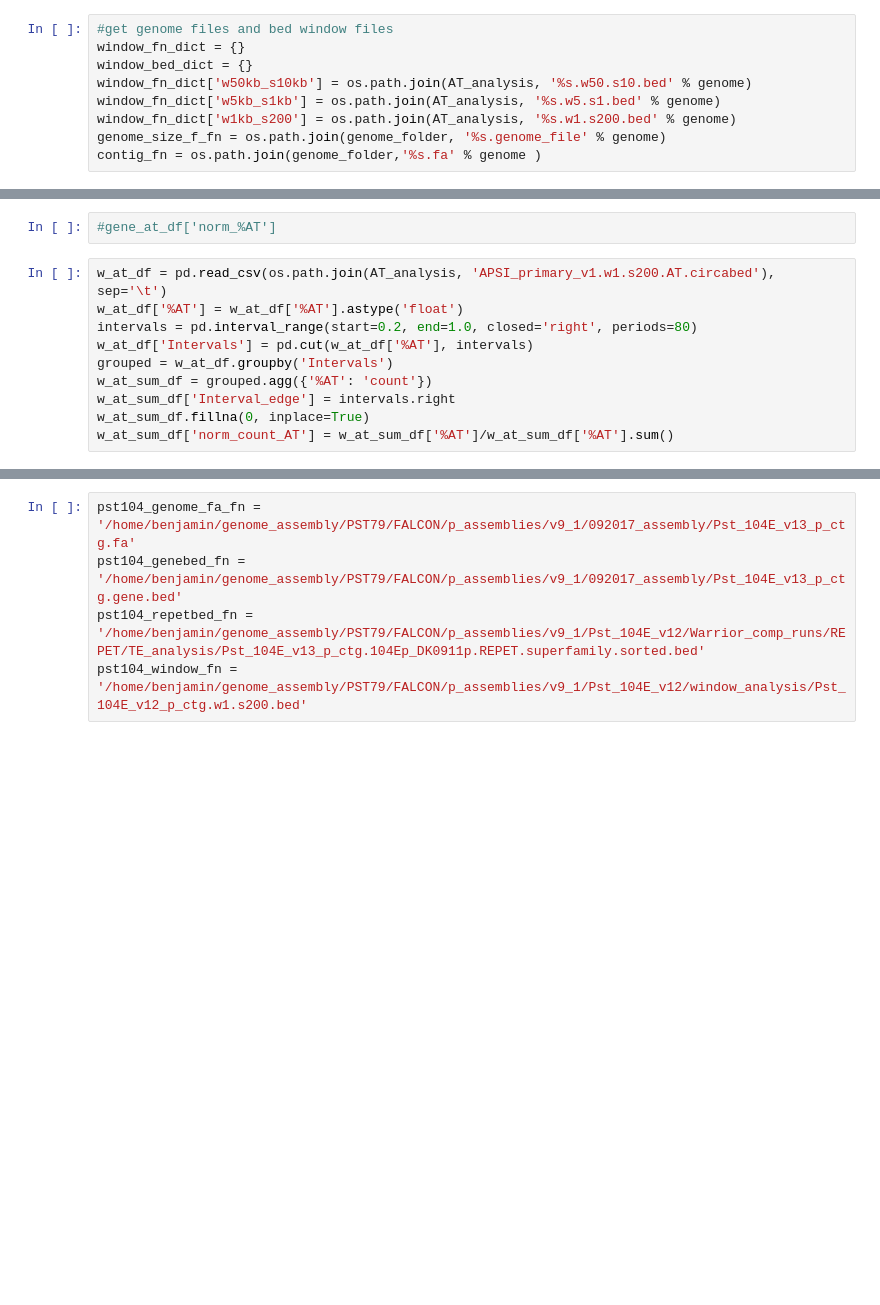
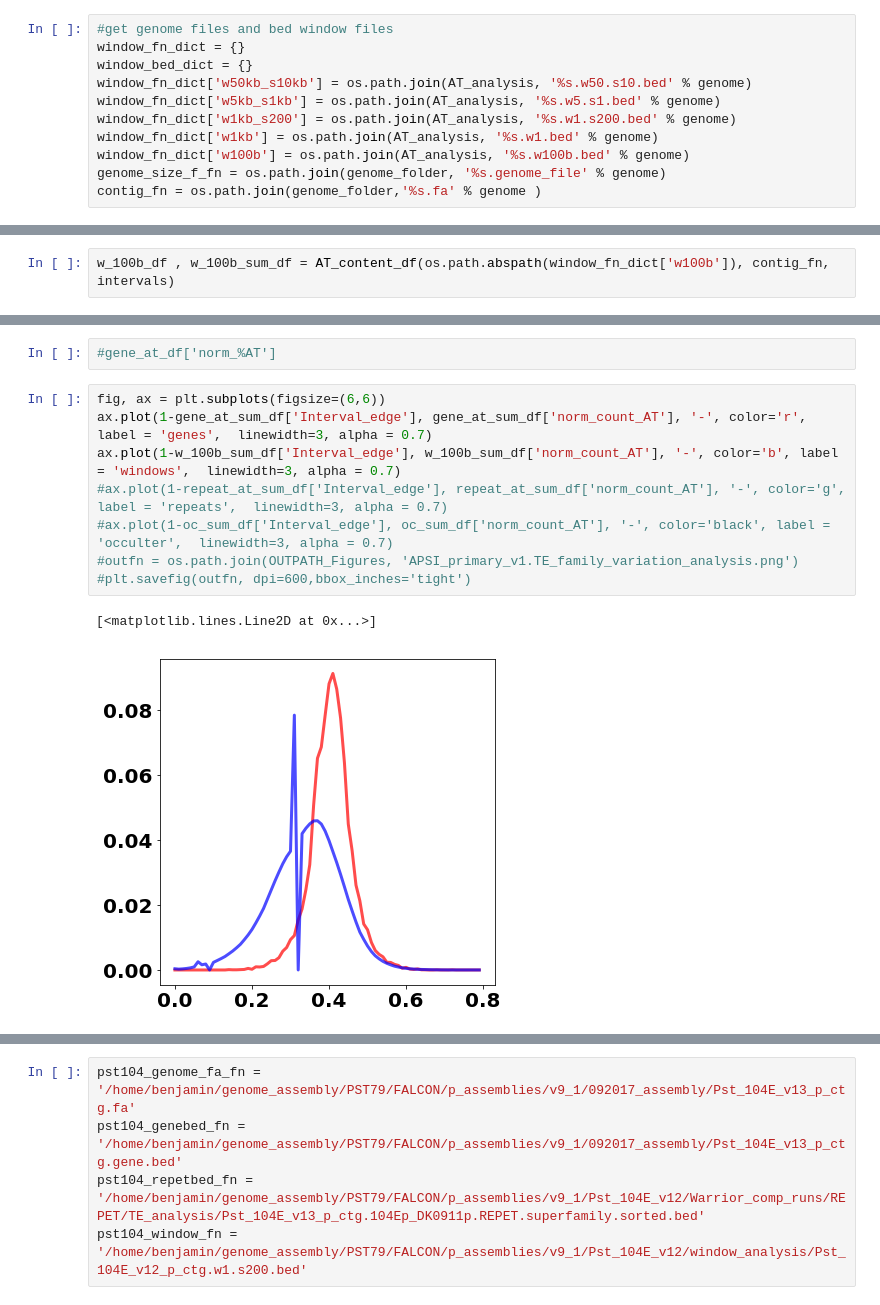
Before and after one commit to Team-Schwessinger/TE_myrtle_rust, a Jupyter notebook: notebooks/MRv01_TE_variation_analysis.ipynb, the cells around one changed output, grey strips where cells are left out. Cells and saved outputs as stored; diff of their text form; blank space fills up the shorter version.

```diff
--- a/notebooks/MRv01_TE_variation_analysis.ipynb
+++ b/notebooks/MRv01_TE_variation_analysis.ipynb
@@ -193,6 +251,8 @@ window_bed_dict = {}
 window_fn_dict['w50kb_s10kb'] = os.path.join(AT_analysis, '%s.w50.s10.bed' % genome)
 window_fn_dict['w5kb_s1kb'] = os.path.join(AT_analysis, '%s.w5.s1.bed' % genome)
 window_fn_dict['w1kb_s200'] = os.path.join(AT_analysis, '%s.w1.s200.bed' % genome)
+window_fn_dict['w1kb'] = os.path.join(AT_analysis, '%s.w1.bed' % genome)
+window_fn_dict['w100b'] = os.path.join(AT_analysis, '%s.w100b.bed' % genome)
 genome_size_f_fn = os.path.join(genome_folder, '%s.genome_file' % genome)
 contig_fn = os.path.join(genome_folder,'%s.fa' % genome )
 # %%
@@ -260,0 +311,2 @@ repeat_at_df, repeat_at_sum_df = AT_content_df(repeat_bed_fn, contig_fn, interva
+# %%
+w_100b_df , w_100b_sum_df = AT_content_df(os.path.abspath(window_fn_dict['w100b']), contig_fn, intervals)
@@ -264,13 +318,14 @@ print('hello')
 hello
 # %%
 #gene_at_df['norm_%AT']
-# %%
-w_at_df = pd.read_csv(os.path.join(AT_analysis, 'APSI_primary_v1.w1.s200.AT.circabed'), sep='\t')
-w_at_df['%AT'] = w_at_df['%AT'].astype('float')
-intervals = pd.interval_range(start=0.2, end=1.0, closed='right', periods=80)
-w_at_df['Intervals'] = pd.cut(w_at_df['%AT'], intervals)
-grouped = w_at_df.groupby('Intervals')
-w_at_sum_df = grouped.agg({'%AT': 'count'})
-w_at_sum_df['Interval_edge'] = intervals.right
-w_at_sum_df.fillna(0, inplace=True)
-w_at_sum_df['norm_count_AT'] = w_at_sum_df['%AT']/w_at_sum_df['%AT'].sum()
+# %%
+fig, ax = plt.subplots(figsize=(6,6))
+ax.plot(1-gene_at_sum_df['Interval_edge'], gene_at_sum_df['norm_count_AT'], '-', color='r', label = 'genes',  linewidth=3, alpha = 0.7)
+ax.plot(1-w_100b_sum_df['Interval_edge'], w_100b_sum_df['norm_count_AT'], '-', color='b', label = 'windows',  linewidth=3, alpha = 0.7)
+#ax.plot(1-repeat_at_sum_df['Interval_edge'], repeat_at_sum_df['norm_count_AT'], '-', color='g', label = 'repeats',  linewidth=3, alpha = 0.7)
+#ax.plot(1-oc_sum_df['Interval_edge'], oc_sum_df['norm_count_AT'], '-', color='black', label = 'occulter',  linewidth=3, alpha = 0.7)
+#outfn = os.path.join(OUTPATH_Figures, 'APSI_primary_v1.TE_family_variation_analysis.png')
+#plt.savefig(outfn, dpi=600,bbox_inches='tight')
+# %% [output]
+[<matplotlib.lines.Line2D at 0x...>]
+[figure, added]
```
Also changed, not shown: parts of 36 cells of this notebook.
